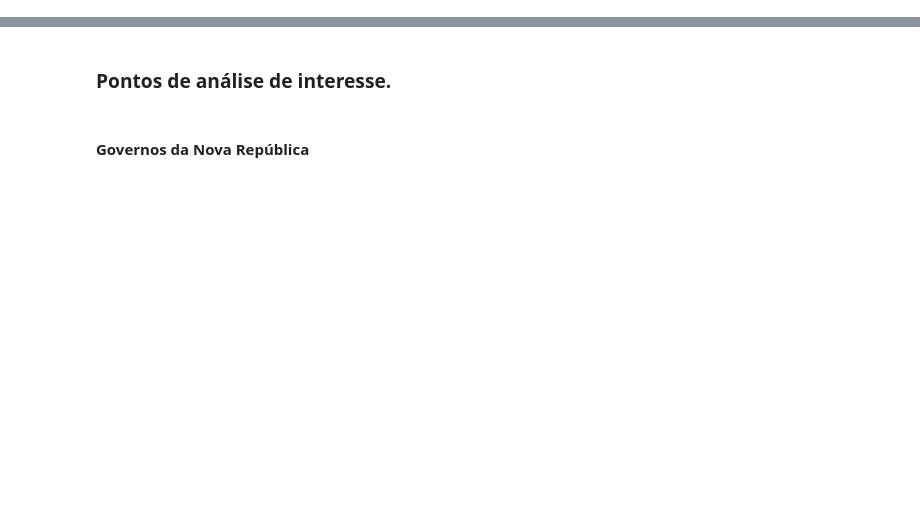
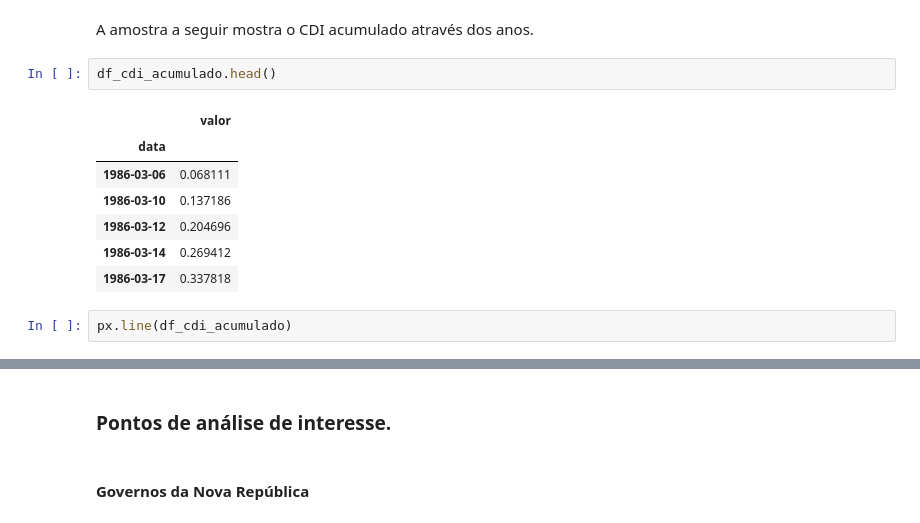
Before and after one commit to afukaya/Analise_Fundos_Investimentos, a Jupyter notebook: Analise_Fundos.ipynb, the cells around one changed output, grey strips where cells are left out. Drawn from its saved outputs; the diff is of its cells as text; blank space fills up the shorter version.

```diff
--- a/Analise_Fundos.ipynb
+++ b/Analise_Fundos.ipynb
@@ -31,0 +148,14 @@ from statsmodels.tsa.seasonal import seasonal_decompose
+# %% [markdown]
+A amostra a seguir mostra o CDI acumulado através dos anos.
+# %%
+df_cdi_acumulado.head()
+# %% [output]
+|  | valor |
+| data |  |
+| 1986-03-06 | 0.068111 |
+| 1986-03-10 | 0.137186 |
+| 1986-03-12 | 0.204696 |
+| 1986-03-14 | 0.269412 |
+| 1986-03-17 | 0.337818 |
+# %%
+px.line(df_cdi_acumulado)
```
Also changed, not shown: parts of 78 cells of this notebook, 6 other files.
